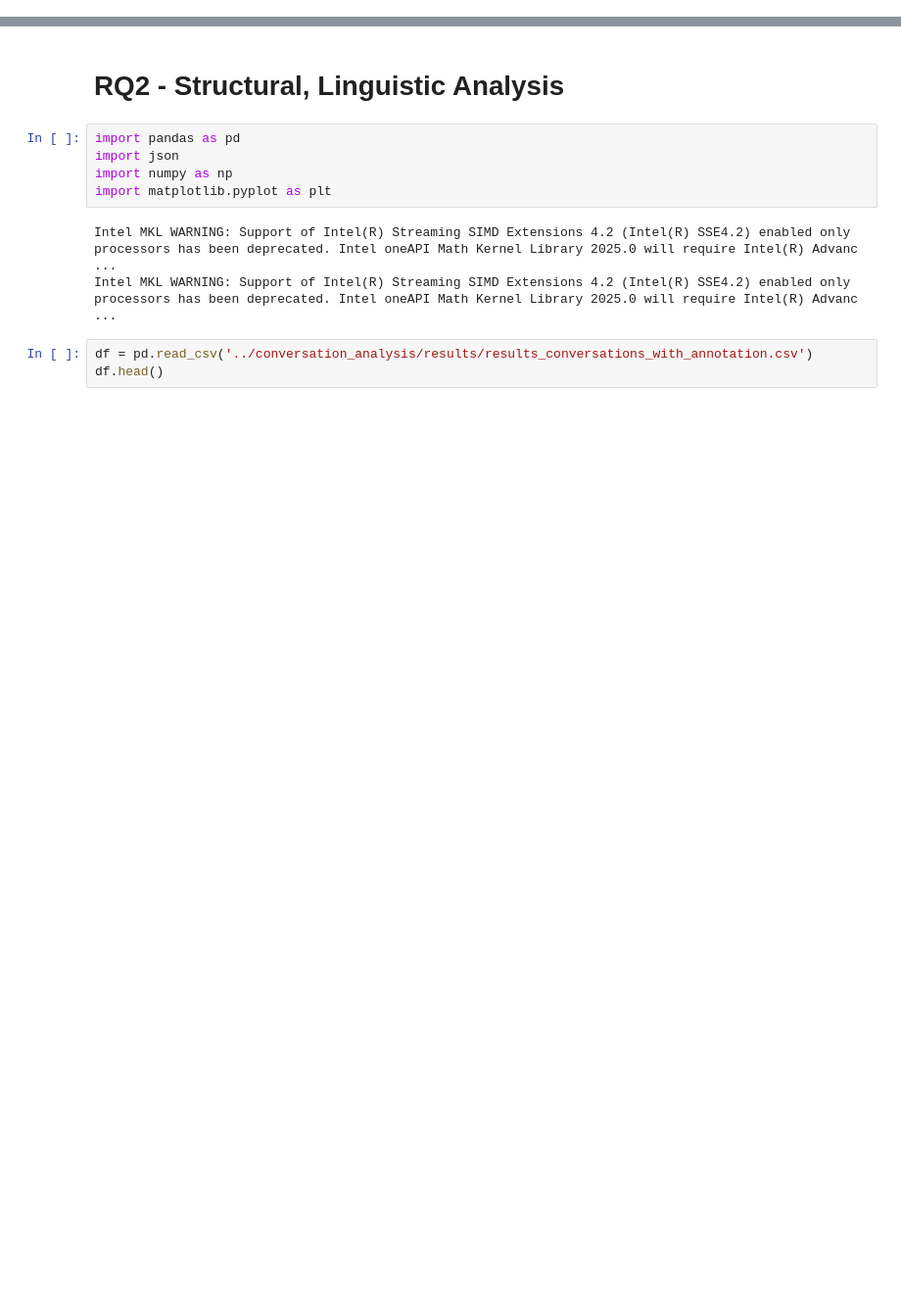
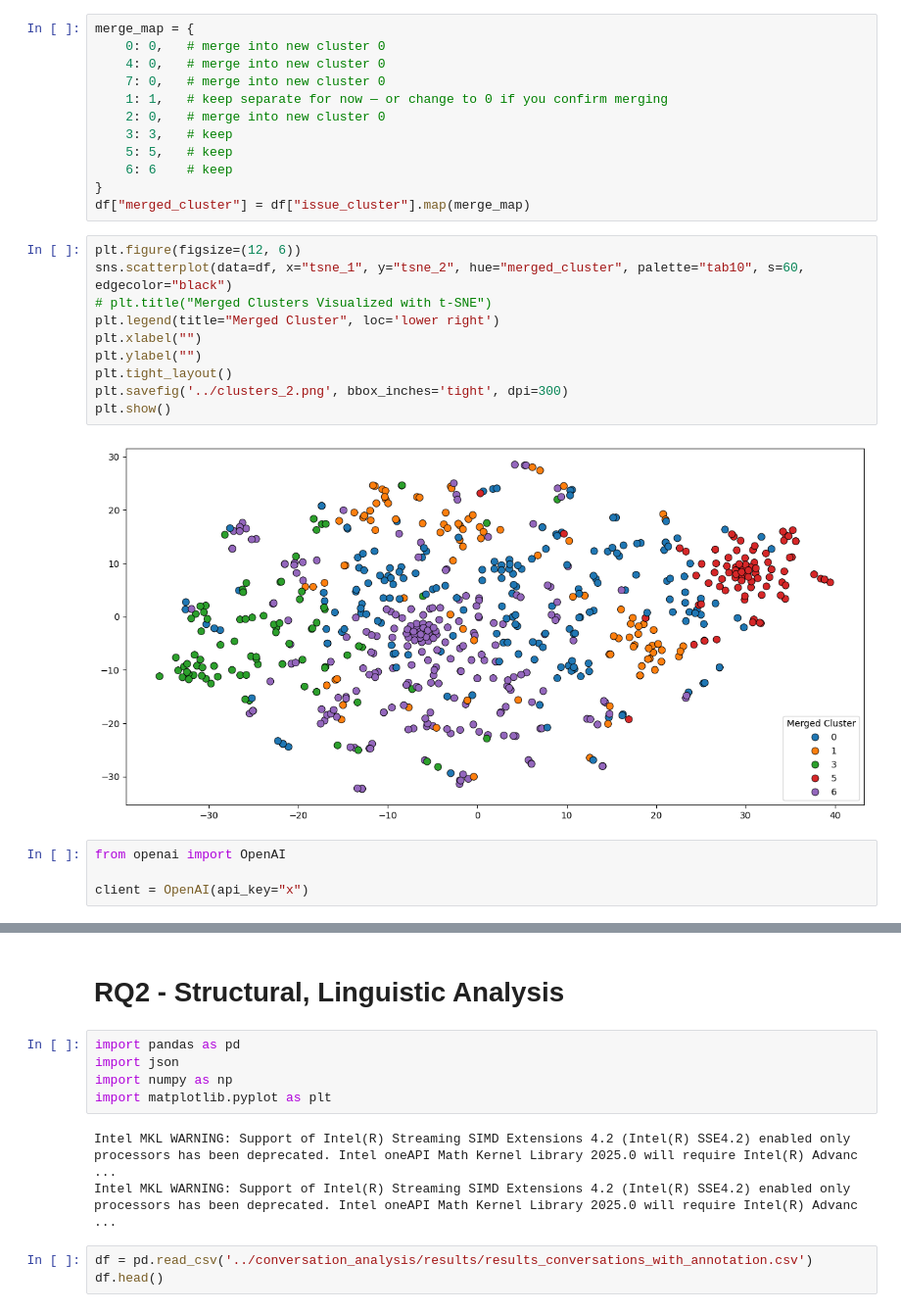
Before and after one commit to SOAR-Lab/llm_issue_resolution_analysis, a Jupyter notebook: analysis/main.ipynb, the cells around one changed output, grey strips where cells are left out. Shown at 98% size. Drawn from its saved outputs; the diff is of its cells as text; blank space fills up the shorter version.

```diff
--- a/analysis/main.ipynb
+++ b/analysis/main.ipynb
@@ -0,0 +481,28 @@
+# %%
+merge_map = {
+    0: 0,   # merge into new cluster 0
+    4: 0,   # merge into new cluster 0
+    7: 0,   # merge into new cluster 0
+    1: 1,   # keep separate for now — or change to 0 if you confirm merging
+    2: 0,   # merge into new cluster 0
+    3: 3,   # keep
+    5: 5,   # keep
+    6: 6    # keep
+}
+df["merged_cluster"] = df["issue_cluster"].map(merge_map)
+# %%
+plt.figure(figsize=(12, 6))
+sns.scatterplot(data=df, x="tsne_1", y="tsne_2", hue="merged_cluster", palette="tab10", s=60, edgecolor="black")
+# plt.title("Merged Clusters Visualized with t-SNE")
+plt.legend(title="Merged Cluster", loc='lower right')
+plt.xlabel("")
+plt.ylabel("")
+plt.tight_layout()
+plt.savefig('../clusters_2.png', bbox_inches='tight', dpi=300)
+plt.show()
+# %% [output]
+[figure, added]
+# %%
+from openai import OpenAI
+
+client = OpenAI(api_key="x")
```
Also changed, not shown: parts of 43 cells of this notebook, 3 other files.
